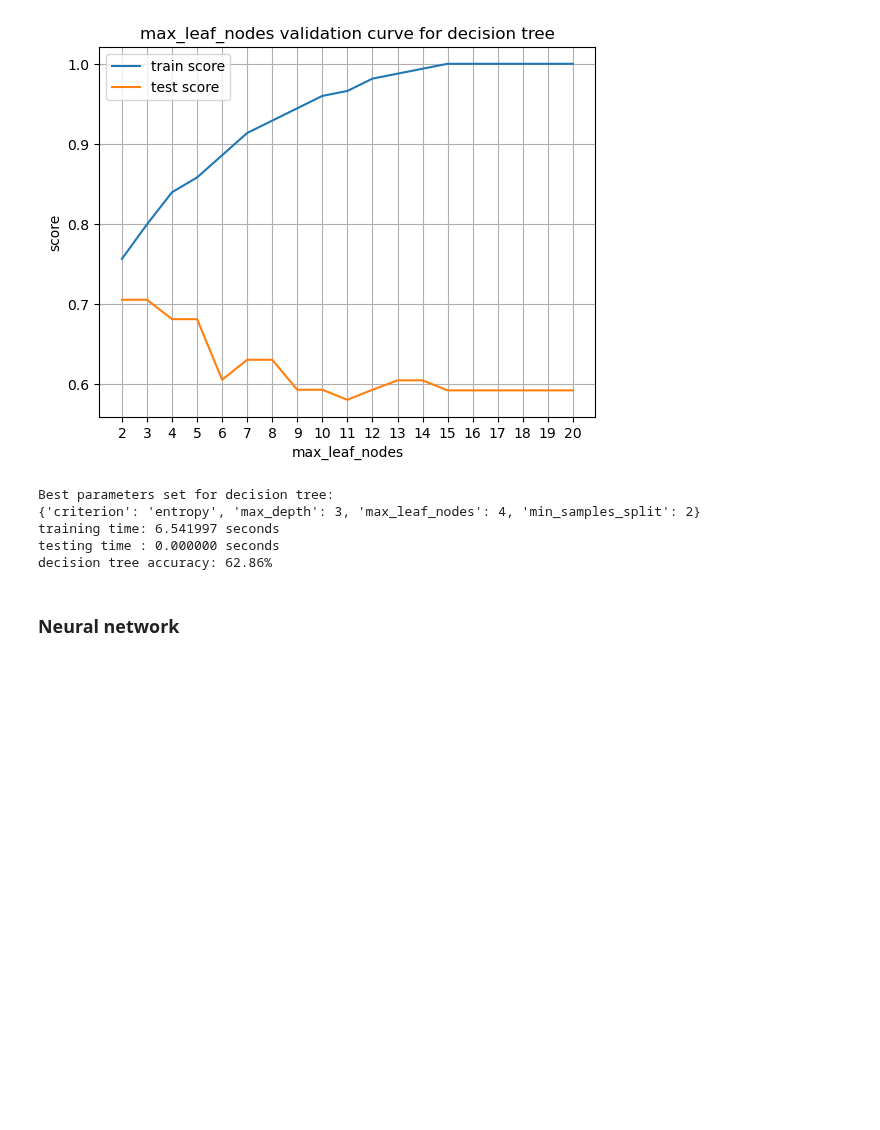
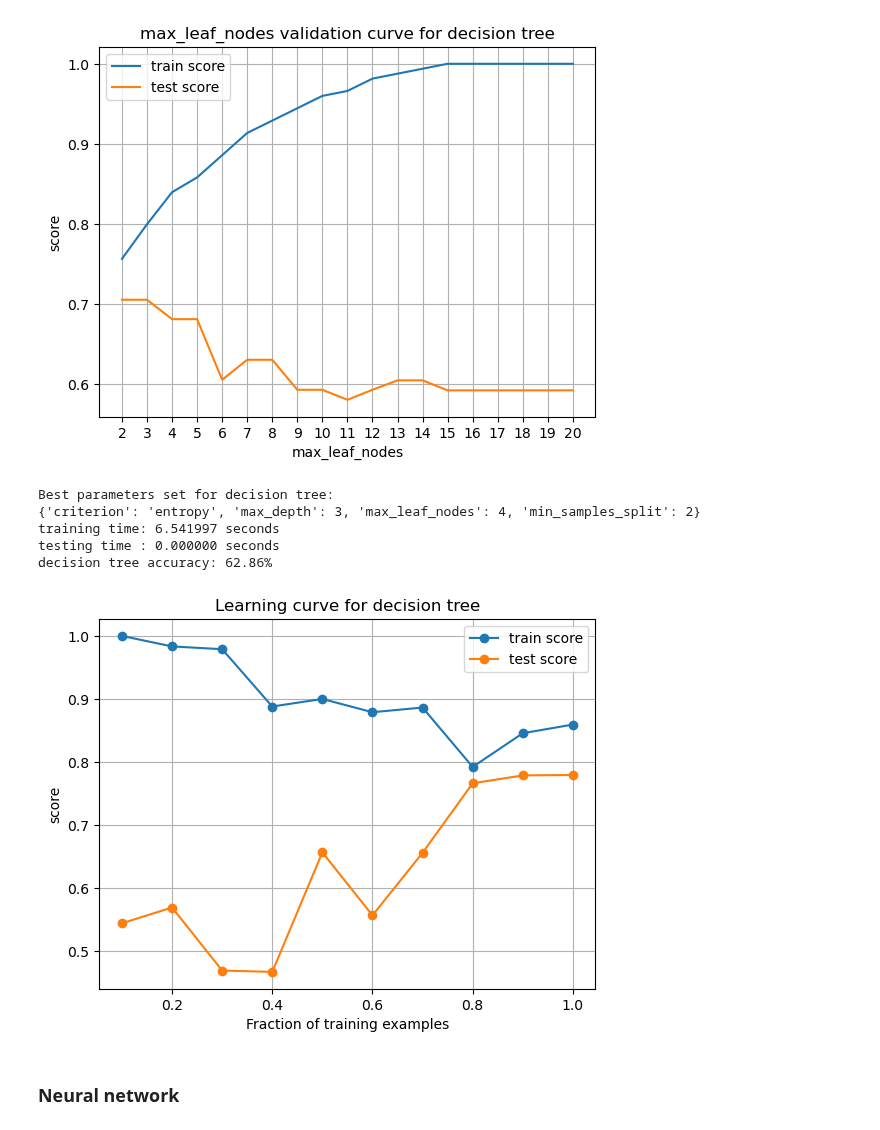
Before and after one commit to tienmhoang/machine-learning-7641, a Jupyter notebook: HW1/supervised-learning-breast-cancer-coimbra.ipynb, the cells around one changed output. Cells and saved outputs as stored; diff of their text form; code cells hidden in the pictures; blank space fills up the shorter version.

```diff
--- a/HW1/supervised-learning-breast-cancer-coimbra.ipynb
+++ b/HW1/supervised-learning-breast-cancer-coimbra.ipynb
@@ -233,6 +233,23 @@ Best parameters set for decision tree:
 training time: 6.541997 seconds
 testing time : 0.000000 seconds
 decision tree accuracy: 62.86%
+# %%
+# learning curve
+train_sizes = np.linspace(0.1, 1.0, 10)
+_, train_scores, test_scores = learning_curve(best_dt_model, X_train, y_train, train_sizes=train_sizes, cv=5)
+
+plt.figure()
+plt.plot(train_sizes, np.mean(train_scores, axis=1), 'o-', label='train score')
+plt.plot(train_sizes, np.mean(test_scores, axis=1), 'o-', label='test score')
+plt.title('Learning curve for decision tree')
+plt.xlabel('Fraction of training examples')
+plt.ylabel("score")
+plt.legend(loc="best")
+plt.grid()
+plt.savefig('figures/dt_learning_curve_bc.png')
+plt.show()
+# %% [output]
+[figure, added]
 # %% [markdown]
 ### Neural network
 # %%
```
Also changed, not shown: parts of 3 cells of this notebook, 15 other files.
